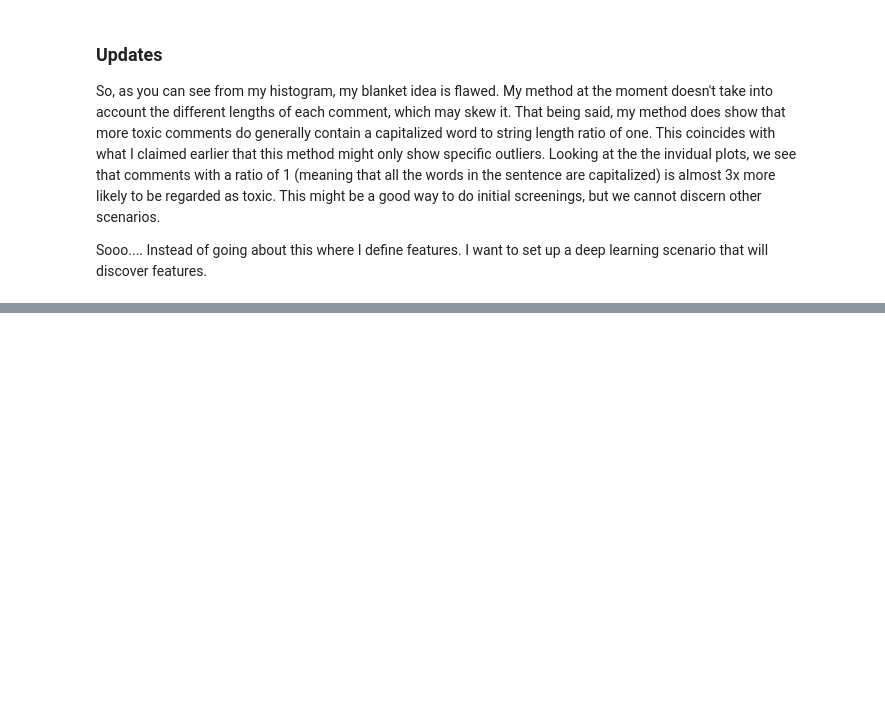
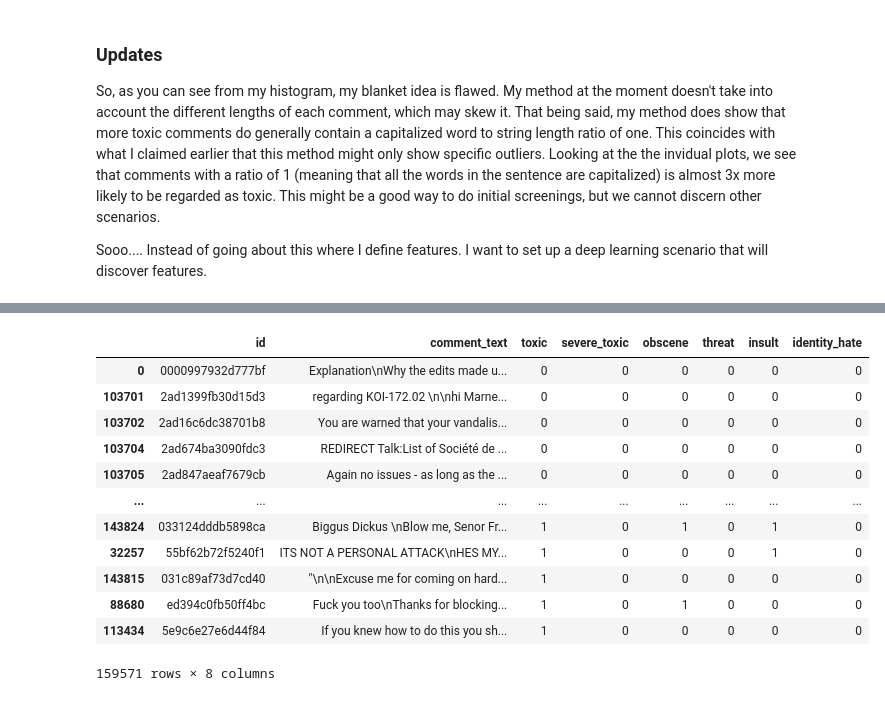
Before and after one commit to rayyungdev/toxicitykaggle, a Jupyter notebook: toxiccomments.ipynb, the cells around one changed output, grey strips where cells are left out. Cells and saved outputs as stored; diff of their text form; code cells hidden in the pictures; blank space fills up the shorter version.

```diff
--- a/toxiccomments.ipynb
+++ b/toxiccomments.ipynb
@@ -483,0 +498,17 @@ Sooo.... Instead of going about this where I define features. I want to set up a
+# %%
+new_df = pd.read_csv("./data/train.csv")
+new_df.sort_values(by = 'toxic')
+# %% [output]
+|  | id | comment_text | toxic | severe_toxic | obscene | threat | insult | identity_hate |
+| 0 | 0000997932d777bf | Explanation\nWhy the edits made u... | 0 | 0 | 0 | 0 | 0 | 0 |
+| 103701 | 2ad1399fb30d15d3 | regarding KOI-172.02 \n\nhi Marne... | 0 | 0 | 0 | 0 | 0 | 0 |
+| 103702 | 2ad16c6dc38701b8 | You are warned that your vandalis... | 0 | 0 | 0 | 0 | 0 | 0 |
+| 103704 | 2ad674ba3090fdc3 | REDIRECT Talk:List of Société de ... | 0 | 0 | 0 | 0 | 0 | 0 |
+| 103705 | 2ad847aeaf7679cb | Again no issues - as long as the ... | 0 | 0 | 0 | 0 | 0 | 0 |
+| ... | ... | ... | ... | ... | ... | ... | ... | ... |
+| 143824 | 033124dddb5898ca | Biggus Dickus \nBlow me, Senor Fr... | 1 | 0 | 1 | 0 | 1 | 0 |
+| 32257 | 55bf62b72f5240f1 | ITS NOT A PERSONAL ATTACK\nHES MY... | 1 | 0 | 0 | 0 | 1 | 0 |
+| 143815 | 031c89af73d7cd40 | "\n\nExcuse me for coming on hard... | 1 | 0 | 0 | 0 | 0 | 0 |
+| 88680 | ed394c0fb50ff4bc | Fuck you too\nThanks for blocking... | 1 | 0 | 1 | 0 | 0 | 0 |
+| 113434 | 5e9c6e27e6d44f84 | If you knew how to do this you sh... | 1 | 0 | 0 | 0 | 0 | 0 |
+159571 rows × 8 columns
```
Also changed, not shown: parts of 22 cells of this notebook, 1 other file.
